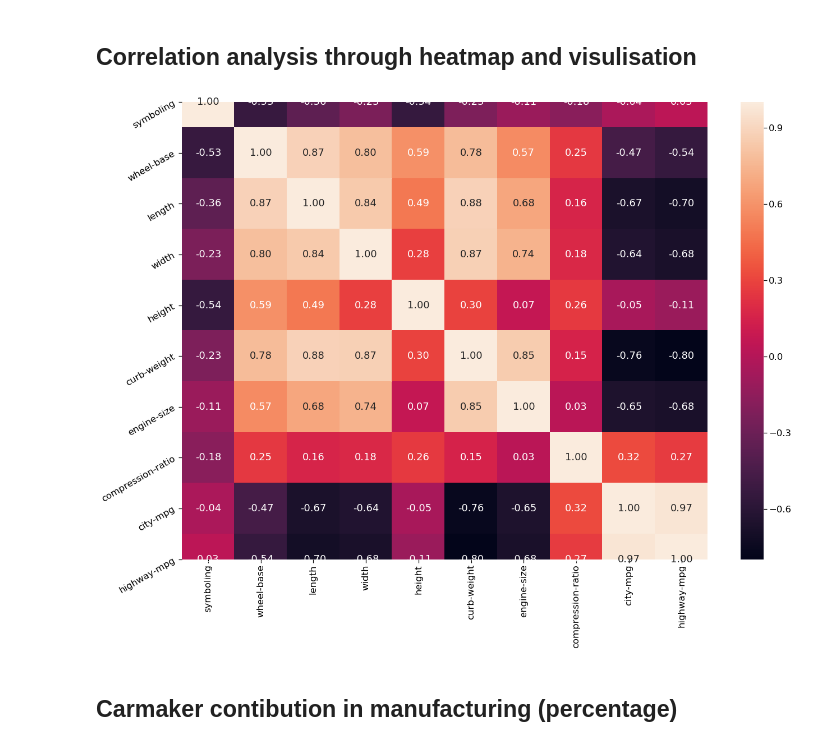
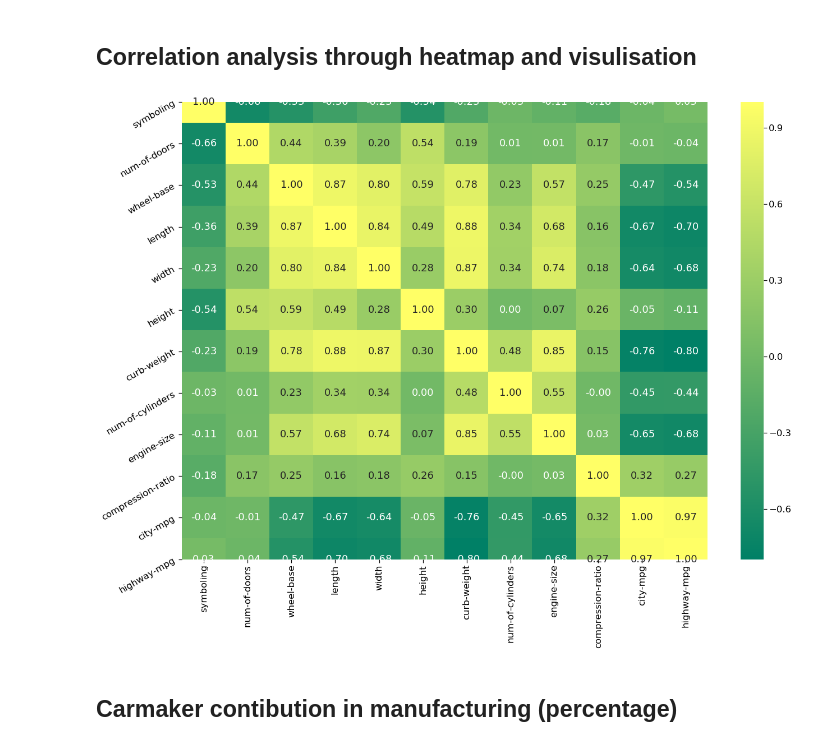
Before and after one commit to sachin-khode/rating-and-price-analysis, a Jupyter notebook: rating and price analysis .ipynb, the cells around one changed output. Saved outputs shown, nothing was run; the diff lists cells and outputs as text; code cells hidden in the pictures.

```diff
--- a/rating and price analysis .ipynb
+++ b/rating and price analysis .ipynb
@@ -20,0 +69,16 @@ df = df.replace('?',np.NAN)
+# %%
+a=df[df['bore']!='?']
+b=(a['bore'].astype(float)).mean()
+df['bore']=df['bore'].fillna(b)
+# %%
+a=df[df['stroke']!='?']
+b=(a['stroke'].astype(float)).mean()
+df['stroke']=df['stroke'].fillna(b)
+# %%
+a=df[df['peak-rpm']!='?']
+b=(a['peak-rpm'].astype(float)).mean()
+df['peak-rpm']=df['peak-rpm'].fillna(b)
+# %%
+a=df['num-of-cylinders'].map({'four':4,'five':5,'six':6,'nan':4})
+df['num-of-cylinders']=a
+df['num-of-cylinders']=df['num-of-cylinders'].fillna(4)
@@ -27,10 +111,10 @@ df = df.replace('?',np.NAN)
 # %%
 # import seaborn as sns
 corr = df.corr()
 sns.set_context("notebook", font_scale=1.5, rc={"lines.linewidth": 2.5})
 plt.figure(figsize=(21,15))
-a = sns.heatmap(corr, annot=True, fmt='.2f')
+a = sns.heatmap(corr, annot=True, fmt='.2f',cmap='summer')
 rotx = a.set_xticklabels(a.get_xticklabels(), rotation=90)
 roty = a.set_yticklabels(a.get_yticklabels(), rotation=30)
 # %% [output]
-[figure, old version]
+[figure, new version]
```
Also changed, not shown: parts of 27 cells of this notebook, 1 other file.
